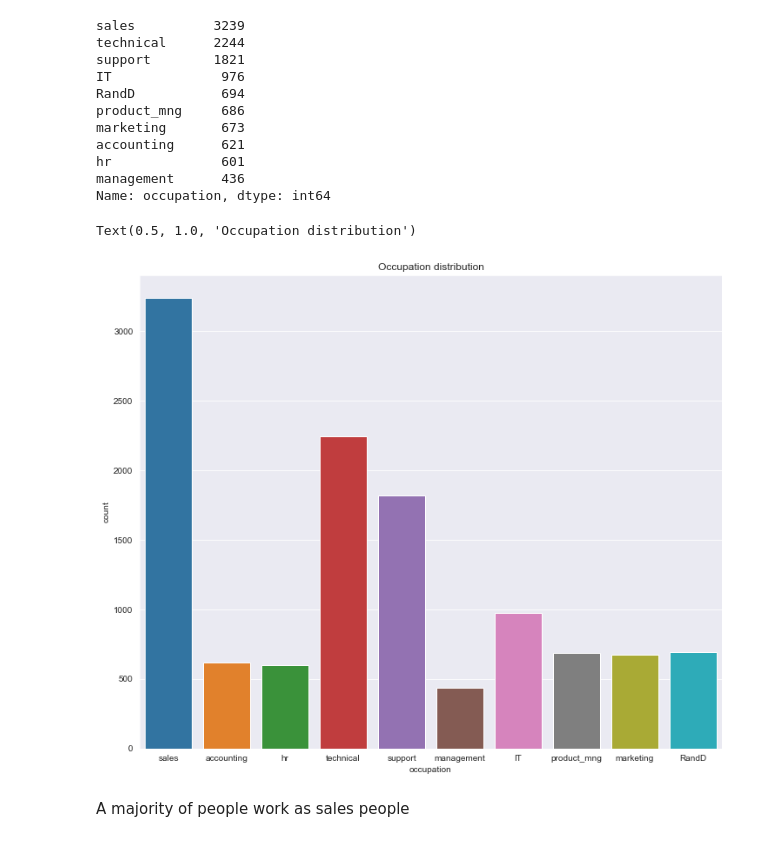
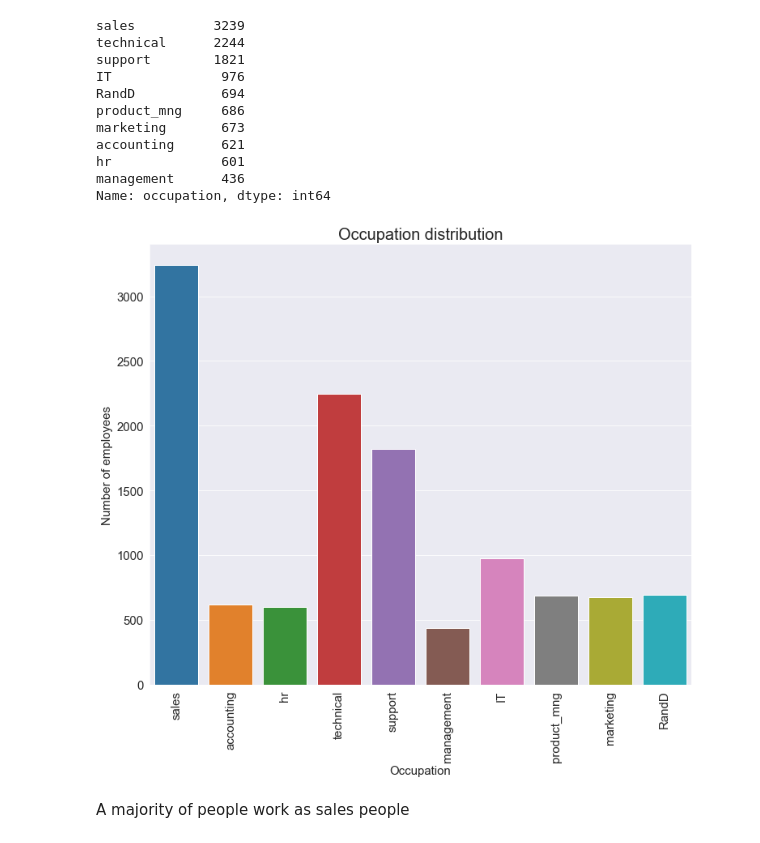
Before and after one commit to oscar066/Employee_resignation, a Jupyter notebook: index.ipynb, the cells around one changed output. Saved outputs shown, nothing was run; the diff lists cells and outputs as text; code cells hidden in the pictures.

Commit message:
visuals

```diff
--- a/index.ipynb
+++ b/index.ipynb
@@ -439,15 +451,15 @@ Name: occupation, dtype: int64
 # %%
 fig , ax = plt.subplots(figsize=(12,10))
 sns.countplot(x = visual_df['occupation'], ax=ax)
 plt.title('Occupation distribution',fontsize=20)
 plt.xlabel('Occupation',fontsize=15)
 plt.ylabel('Number of employees',fontsize=15)
-plt.xticks(rotation=90)
+plt.xticks(rotation=90,fontsize=15)
+plt.yticks(fontsize=15)
 plt.show()
 #plt.savefig('Occupation distribution.png')
 # %% [output]
-Text(0.5, 1.0, 'Occupation distribution')
-[figure, old version]
+[figure, new version]
 # %% [markdown]
 <p>A majority of people work as sales people </p>
 # %%
```
Also changed, not shown: parts of 39 cells of this notebook, 7 other files.
